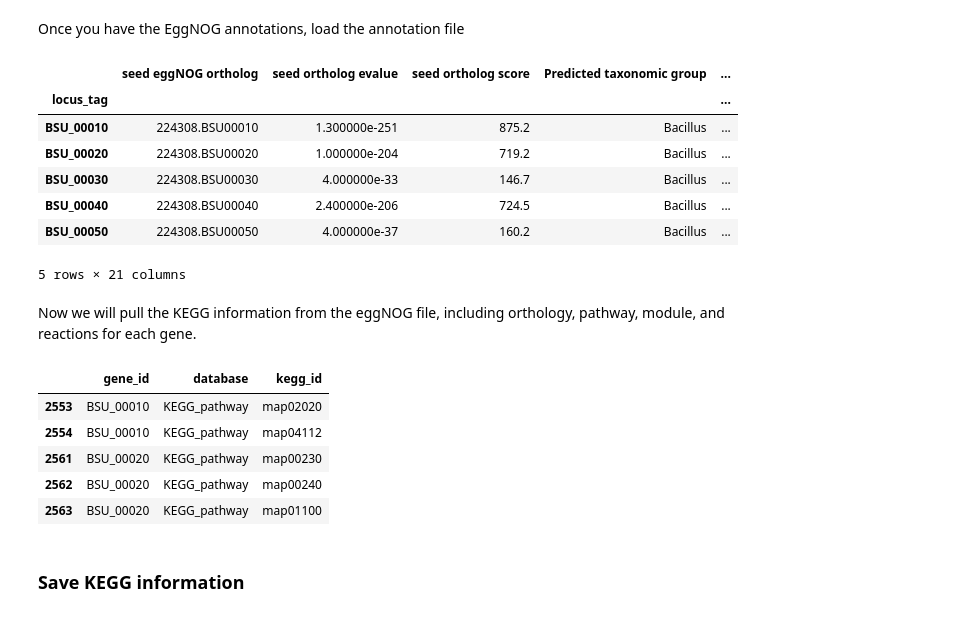
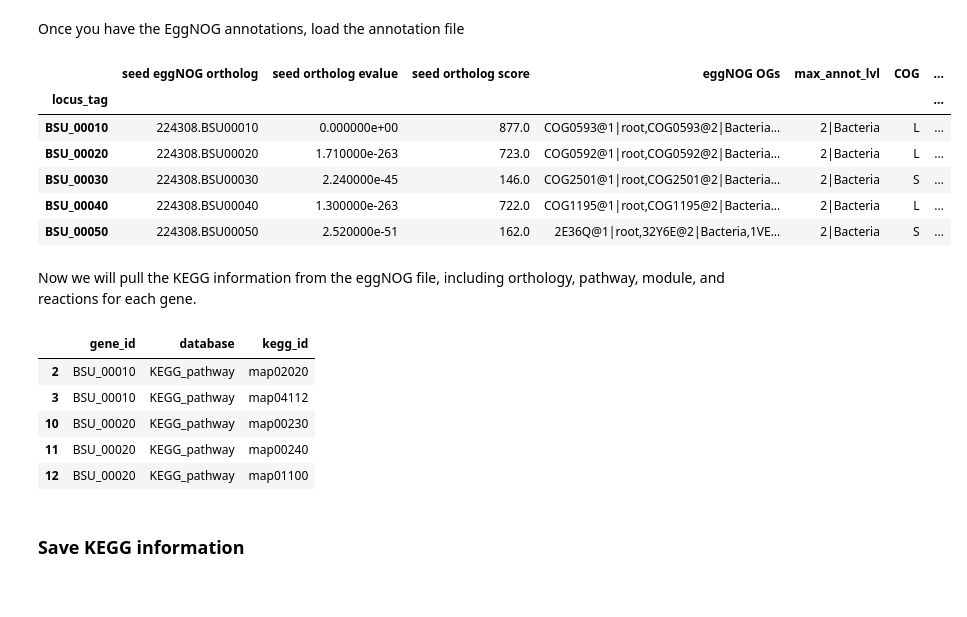
Before and after one commit to avsastry/modulome-workflow, a Jupyter notebook: 5_characterize_iModulons/1_create_the_gene_table.ipynb, the cells around one changed output. Cells and saved outputs as stored; diff of their text form; code cells hidden in the pictures.

```diff
--- a/5_characterize_iModulons/1_create_the_gene_table.ipynb
+++ b/5_characterize_iModulons/1_create_the_gene_table.ipynb
@@ -110,36 +113,34 @@ Once you have the EggNOG annotations, load the annotation file
 # %%
 eggnog_file = os.path.join('..','data','external','eggNOG_annotations.txt')
 # %%
-DF_eggnog = pd.read_csv(eggnog_file,sep='\t',skiprows=4,header=None)
+DF_eggnog = pd.read_csv(eggnog_file,sep='\t',skiprows=5,header=None)
 eggnog_cols = ['query_name','seed eggNOG ortholog','seed ortholog evalue','seed ortholog score',
-               'Predicted taxonomic group','Predicted protein name','Gene Ontology terms',
-               'EC number','KEGG_orth','KEGG_pathway','KEGG_module','KEGG_reaction',
-               'KEGG_rclass','BRITE','KEGG_TC','CAZy','BiGG Reaction','tax_scope',
-               'eggNOG OGs','bestOG_deprecated','COG','eggNOG free text description']
+               'eggNOG OGs','max_annot_lvl','COG','Description','Preferred_name','GOs',
+               'EC number','KEGG_ko','KEGG_pathway','KEGG_module','KEGG_reaction','KEGG_rclass',
+               'BRITE','KEGG_TC','CAZy','BiGG Reaction','PFAMs']
 
 DF_eggnog.columns = eggnog_cols
 
 # Strip last three rows as they are comments
 DF_eggnog = DF_eggnog.iloc[:-3]
 
 # Set locus tag as index
 DF_eggnog = DF_eggnog.set_index('query_name')
 DF_eggnog.index.name = 'locus_tag'
 
 DF_eggnog.head()
 # %% [output]
-|  | seed eggNOG ortholog | seed ortholog evalue | seed ortholog score | Predicted taxonomic group | ... |
-| locus_tag |  |  |  |  | ... |
-| BSU_00010 | 224308.BSU00010 | 1.300000e-251 | 875.2 | Bacillus | ... |
-| BSU_00020 | 224308.BSU00020 | 1.000000e-204 | 719.2 | Bacillus | ... |
-| BSU_00030 | 224308.BSU00030 | 4.000000e-33 | 146.7 | Bacillus | ... |
-| BSU_00040 | 224308.BSU00040 | 2.400000e-206 | 724.5 | Bacillus | ... |
-| BSU_00050 | 224308.BSU00050 | 4.000000e-37 | 160.2 | Bacillus | ... |
+|  | seed eggNOG ortholog | seed ortholog evalue | seed ortholog score | eggNOG OGs | max_annot_lvl | COG | ... |
+| locus_tag |  |  |  |  |  |  | ... |
+| BSU_00010 | 224308.BSU00010 | 0.000000e+00 | 877.0 | COG0593@1|root,COG0593@2|Bacteria... | 2|Bacteria | L | ... |
+| BSU_00020 | 224308.BSU00020 | 1.710000e-263 | 723.0 | COG0592@1|root,COG0592@2|Bacteria... | 2|Bacteria | L | ... |
+| BSU_00030 | 224308.BSU00030 | 2.240000e-45 | 146.0 | COG2501@1|root,COG2501@2|Bacteria... | 2|Bacteria | S | ... |
+| BSU_00040 | 224308.BSU00040 | 1.300000e-263 | 722.0 | COG1195@1|root,COG1195@2|Bacteria... | 2|Bacteria | L | ... |
+| BSU_00050 | 224308.BSU00050 | 2.520000e-51 | 162.0 | 2E36Q@1|root,32Y6E@2|Bacteria,1VE... | 2|Bacteria | S | ... |
-5 rows × 21 columns
 # %% [markdown]
 Now we will pull the KEGG information from the eggNOG file, including orthology, pathway, module, and reactions for each gene.
 # %%
-DF_kegg = DF_eggnog[['KEGG_orth','KEGG_pathway','KEGG_module','KEGG_reaction']]
+DF_kegg = DF_eggnog[['KEGG_pathway','KEGG_module','KEGG_reaction']]
 
 # Melt dataframe
 DF_kegg = DF_kegg.reset_index().melt(id_vars='locus_tag')
@@ -161,11 +162,11 @@ DF_kegg = DF_kegg[~DF_kegg.kegg_id.str.startswith('ko')]
 DF_kegg.head()
 # %% [output]
 |  | gene_id | database | kegg_id |
-| 2553 | BSU_00010 | KEGG_pathway | map02020 |
-| 2554 | BSU_00010 | KEGG_pathway | map04112 |
-| 2561 | BSU_00020 | KEGG_pathway | map00230 |
-| 2562 | BSU_00020 | KEGG_pathway | map00240 |
-| 2563 | BSU_00020 | KEGG_pathway | map01100 |
+| 2 | BSU_00010 | KEGG_pathway | map02020 |
+| 3 | BSU_00010 | KEGG_pathway | map04112 |
+| 10 | BSU_00020 | KEGG_pathway | map00230 |
+| 11 | BSU_00020 | KEGG_pathway | map00240 |
+| 12 | BSU_00020 | KEGG_pathway | map01100 |
 # %% [markdown]
 ### Save KEGG information
 # %%
```
Also changed, not shown: parts of 16 cells of this notebook, 9 other files.
